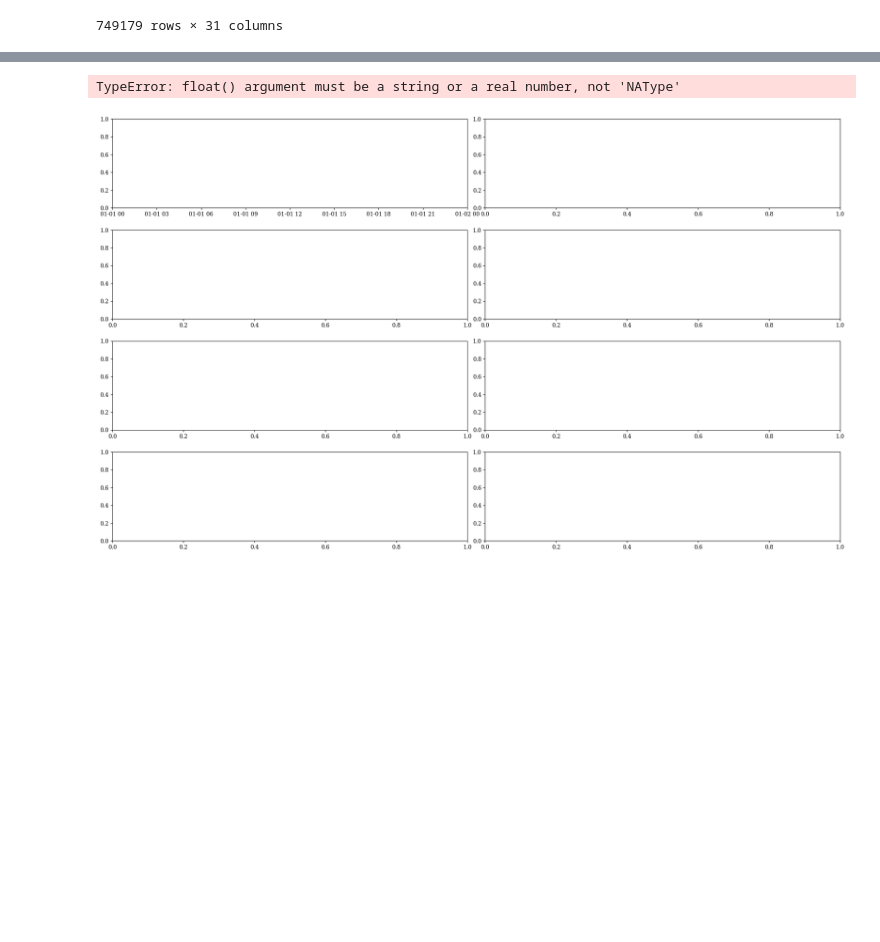
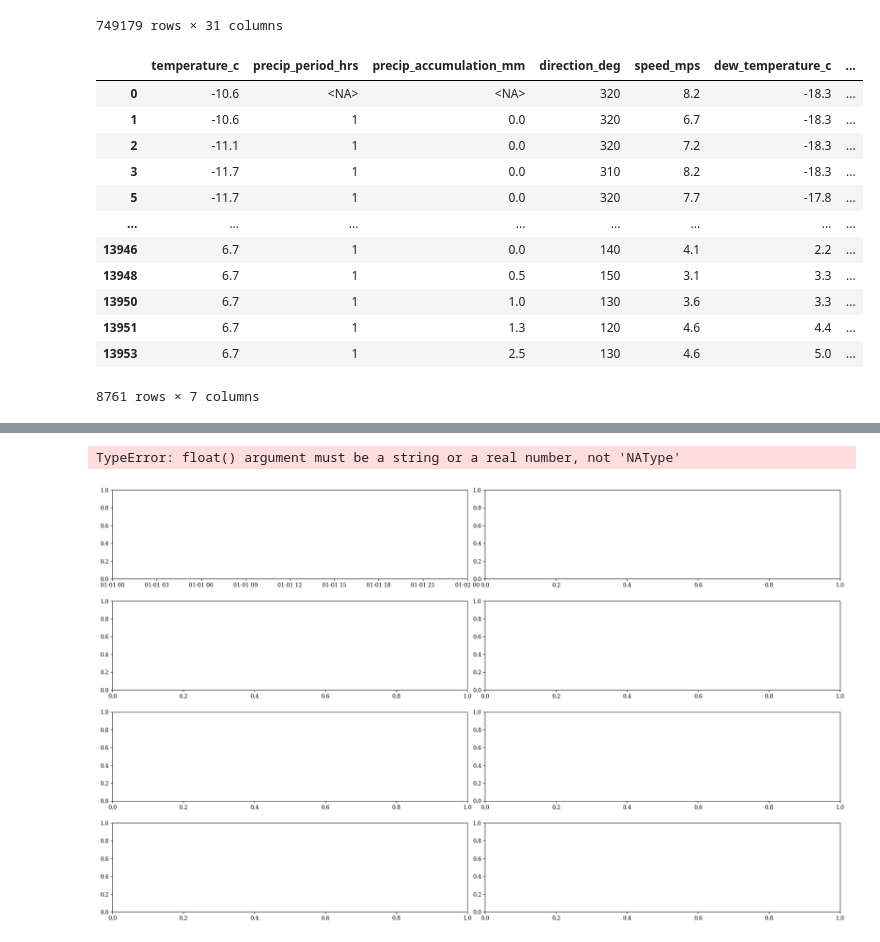
Before and after one commit to jamorr/Capstone, a Jupyter notebook: src/ts_analysis.ipynb, the cells around one changed output, grey strips where cells are left out. Saved outputs shown, nothing was run; the diff lists cells and outputs as text; code cells hidden in the pictures; blank space fills up the shorter version.

```diff
--- a/src/ts_analysis.ipynb
+++ b/src/ts_analysis.ipynb
@@ -37,3 +37,22 @@ df
 | 751868 | BROOKLYN | Blocked Driveway | 2018-12-31 21:00:00 | 2018-12-31 23:00:00 | 2018-12-31 21:24:26 | 2018-12-31 23:18:44 | No Access | Closed | ... |
 | 751906 | BROOKLYN | Noise - Residential | 2018-12-31 21:00:00 | 2018-12-31 23:00:00 | 2018-12-31 21:24:17 | 2018-12-31 23:09:37 | Loud Music/Party | Closed | ... |
 749179 rows × 31 columns
+# %%
+weather = pd.read_parquet(root_dir/"weather"/"unprocessed"/"year=2018")
+weather['date_H'] = weather['DATE'].dt.round('H')
+hourly_weather = weather.groupby('date_H').head(1).drop('DATE', axis='columns')
+hourly_weather
+# %% [output]
+|  | temperature_c | precip_period_hrs | precip_accumulation_mm | direction_deg | speed_mps | dew_temperature_c | ... |
+| 0 | -10.6 | <NA> | <NA> | 320 | 8.2 | -18.3 | ... |
+| 1 | -10.6 | 1 | 0.0 | 320 | 6.7 | -18.3 | ... |
+| 2 | -11.1 | 1 | 0.0 | 320 | 7.2 | -18.3 | ... |
+| 3 | -11.7 | 1 | 0.0 | 310 | 8.2 | -18.3 | ... |
+| 5 | -11.7 | 1 | 0.0 | 320 | 7.7 | -17.8 | ... |
+| ... | ... | ... | ... | ... | ... | ... | ... |
+| 13946 | 6.7 | 1 | 0.0 | 140 | 4.1 | 2.2 | ... |
+| 13948 | 6.7 | 1 | 0.5 | 150 | 3.1 | 3.3 | ... |
+| 13950 | 6.7 | 1 | 1.0 | 130 | 3.6 | 3.3 | ... |
+| 13951 | 6.7 | 1 | 1.3 | 120 | 4.6 | 4.4 | ... |
+| 13953 | 6.7 | 1 | 2.5 | 130 | 4.6 | 5.0 | ... |
+8761 rows × 7 columns
```
Also changed, not shown: parts of 6 cells of this notebook, 1 other file.
